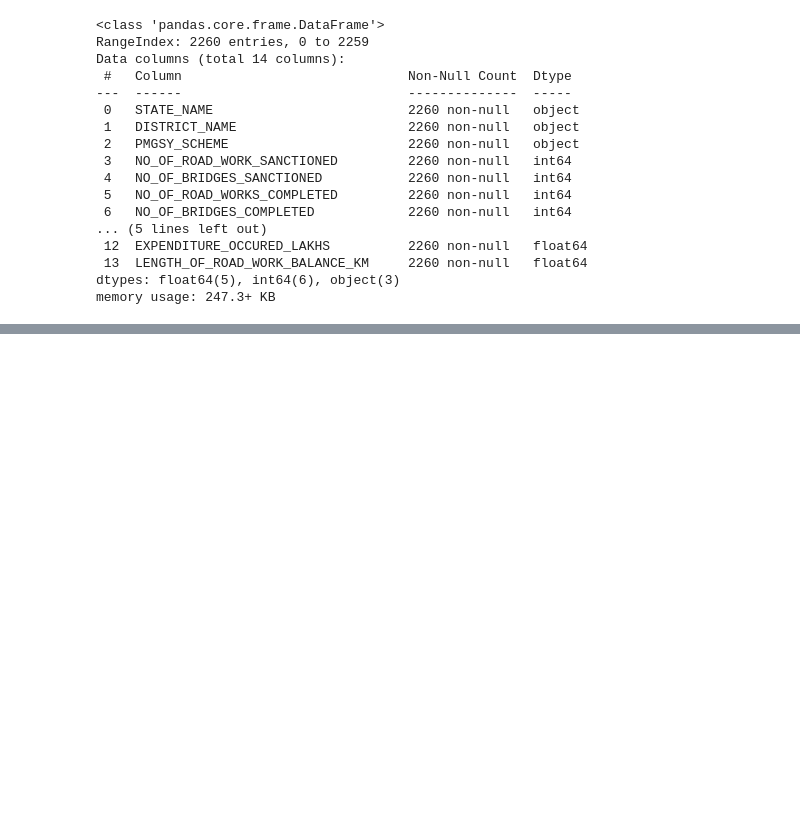
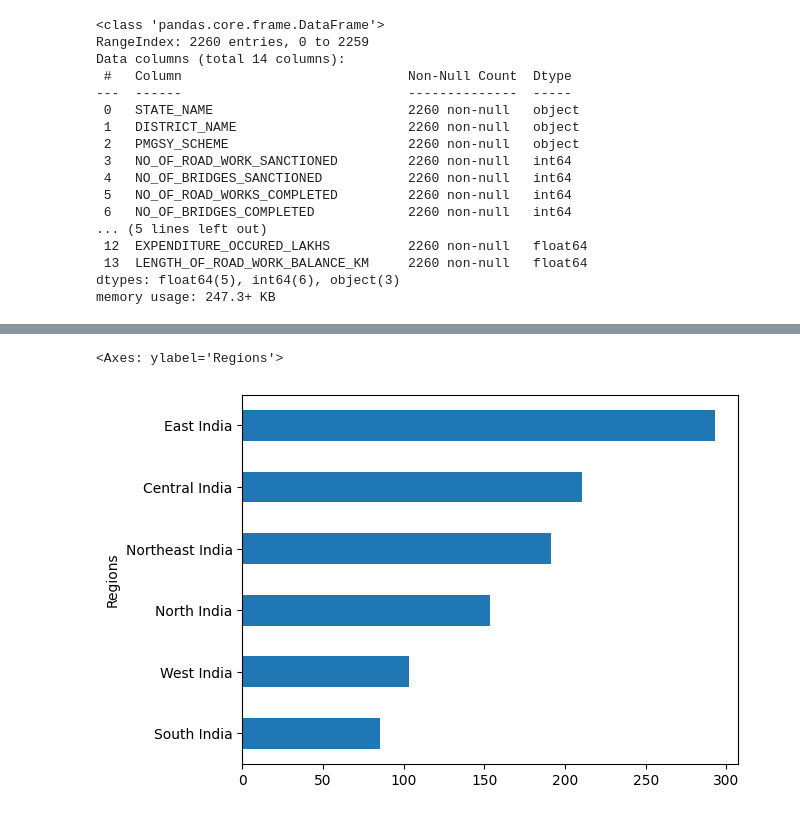
Before and after one commit to gauravgulia26/DataScience_Toolkit, a Jupyter notebook: libraries/pandas/pandas_day4.ipynb, the cells around one changed output, grey strips where cells are left out. Drawn from its saved outputs; the diff is of its cells as text; code cells hidden in the pictures; blank space fills up the shorter version.

```diff
--- a/libraries/pandas/pandas_day4.ipynb
+++ b/libraries/pandas/pandas_day4.ipynb
@@ -118,0 +178,14 @@ df["day_name"] = df["time"].dt.day_name()
+# %%
+def category_regions(x):
+    for key, values in indian_regions_with_states.items():
+        if x in values:
+            return key
+# %%
+df["Regions"] = df["STATE_NAME"].apply(category_regions)
+# %%
+df.groupby("Regions")["COST_OF_WORKS_SANCTIONED_LAKHS"].mean().sort_values(
+    ascending=True
+).plot(kind="barh")
+# %% [output]
+<Axes: ylabel='Regions'>
+[figure, added]
```
Also changed, not shown: parts of 29 cells of this notebook, 1 other file.
